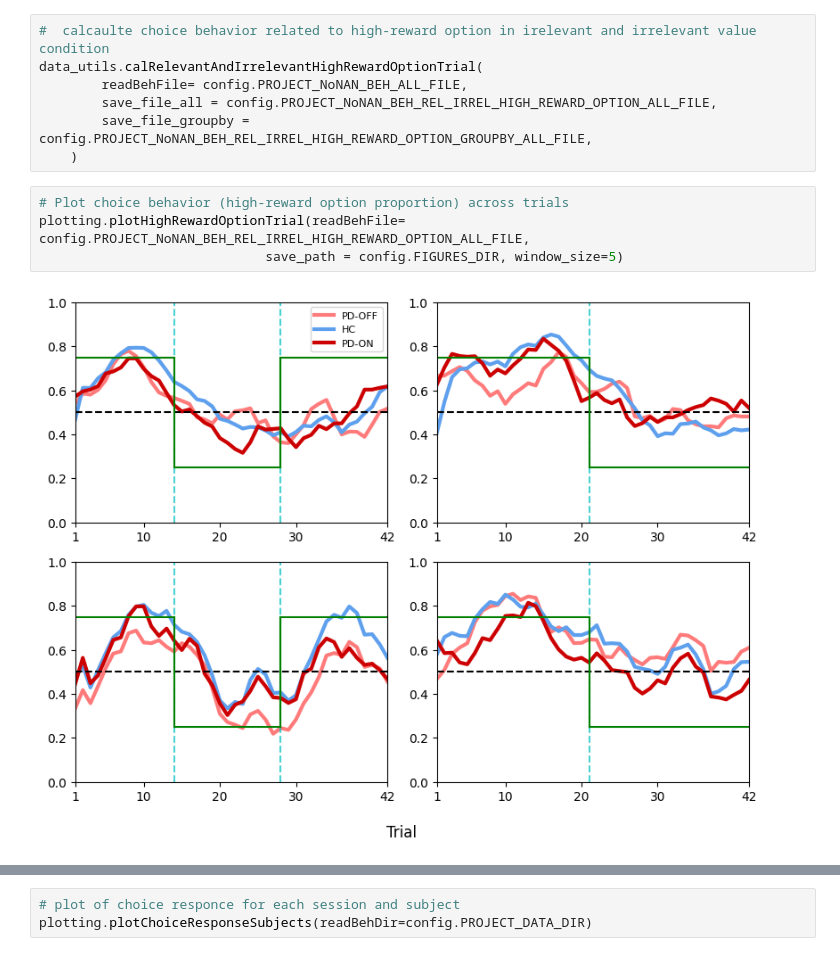
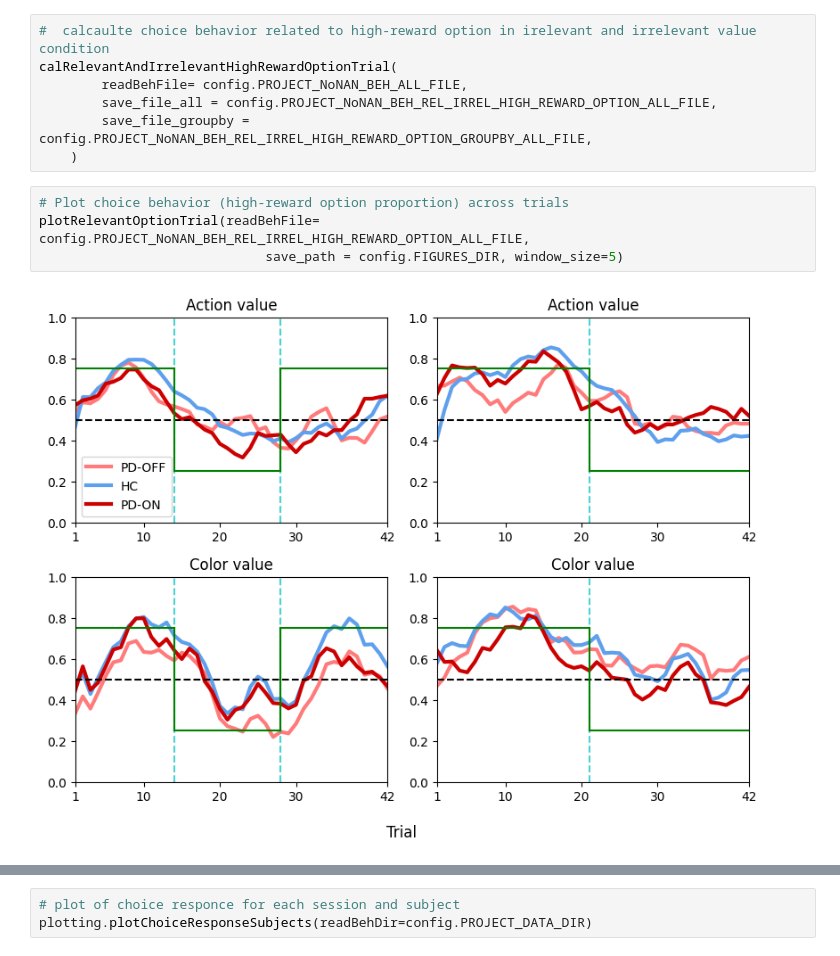
Before and after one commit to AGhaderi/ActStimRL, a Jupyter notebook: behavior/RunsFunnctions.ipynb, the cells around one changed output, grey strips where cells are left out. Drawn from its saved outputs; the diff is of its cells as text.

```diff
--- a/behavior/RunsFunnctions.ipynb
+++ b/behavior/RunsFunnctions.ipynb
@@ -19,16 +19,16 @@ random.simStrategyBehavior(BehDir = config.PROJECT_NoNAN_BEH_ALL_FILE)
 [figure]
 # %%
 #  calcaulte choice behavior related to high-reward option in irelevant and irrelevant value condition
-data_utils.calRelevantAndIrrelevantHighRewardOptionTrial(
+calRelevantAndIrrelevantHighRewardOptionTrial(
         readBehFile= config.PROJECT_NoNAN_BEH_ALL_FILE,
         save_file_all = config.PROJECT_NoNAN_BEH_REL_IRREL_HIGH_REWARD_OPTION_ALL_FILE,
         save_file_groupby = config.PROJECT_NoNAN_BEH_REL_IRREL_HIGH_REWARD_OPTION_GROUPBY_ALL_FILE,
     )
 # %%
 # Plot choice behavior (high-reward option proportion) across trials
-plotting.plotHighRewardOptionTrial(readBehFile= config.PROJECT_NoNAN_BEH_REL_IRREL_HIGH_REWARD_OPTION_ALL_FILE,
+plotRelevantOptionTrial(readBehFile= config.PROJECT_NoNAN_BEH_REL_IRREL_HIGH_REWARD_OPTION_ALL_FILE,
                              save_path = config.FIGURES_DIR, window_size=5)
 # %% [output]
-[figure, old version]
+[figure, new version]
 # %%
 # Plot choice behavior (high-reward option proportion) across trials
```
Also changed, not shown: parts of 8 cells of this notebook, 15 other files.
